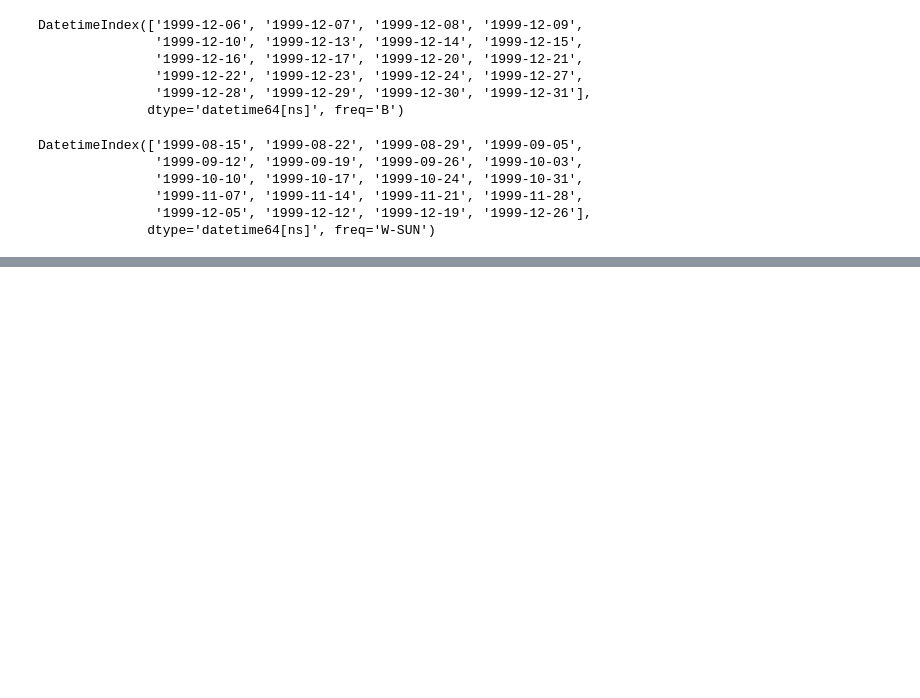
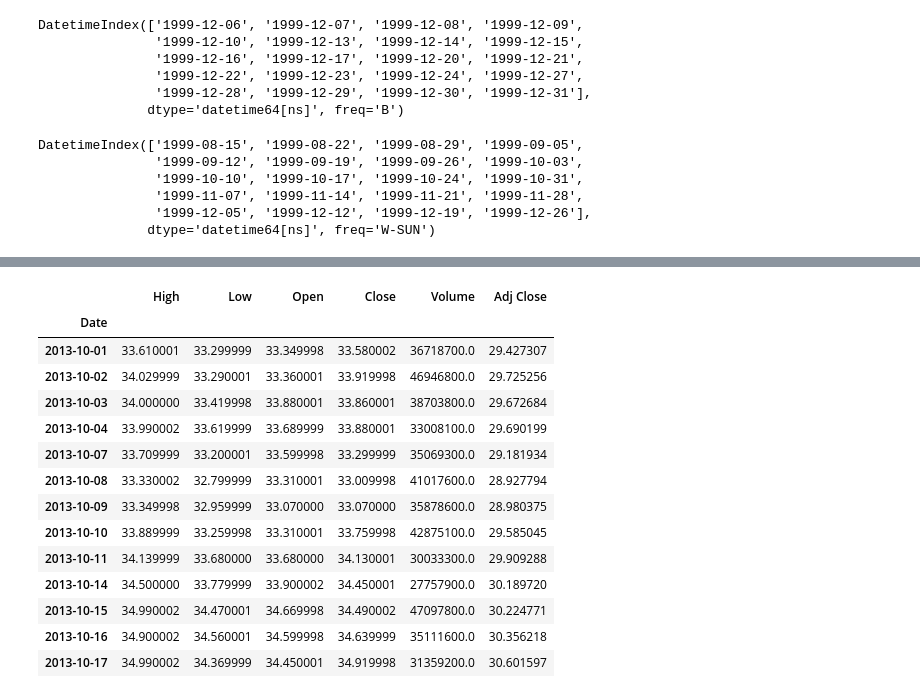
Before and after one commit to gowrishankarin/data_science, a Jupyter notebook: pandas/boris/notebooks/010_10_Dates.ipynb, the cells around one changed output, grey strips where cells are left out. Cells and saved outputs as stored; diff of their text form; code cells hidden in the pictures; blank space fills up the shorter version.

```diff
--- a/pandas/boris/notebooks/010_10_Dates.ipynb
+++ b/pandas/boris/notebooks/010_10_Dates.ipynb
@@ -324,0 +410,18 @@ DatetimeIndex(['1999-08-15', '1999-08-22', '1999-08-29', '1999-09-05',
+# %%
+stocks.loc["2013-10-01":"2013-10-17"]
+# %% [output]
+|  | High | Low | Open | Close | Volume | Adj Close |
+| Date |  |  |  |  |  |  |
+| 2013-10-01 | 33.610001 | 33.299999 | 33.349998 | 33.580002 | 36718700.0 | 29.427307 |
+| 2013-10-02 | 34.029999 | 33.290001 | 33.360001 | 33.919998 | 46946800.0 | 29.725256 |
+| 2013-10-03 | 34.000000 | 33.419998 | 33.880001 | 33.860001 | 38703800.0 | 29.672684 |
+| 2013-10-04 | 33.990002 | 33.619999 | 33.689999 | 33.880001 | 33008100.0 | 29.690199 |
+| 2013-10-07 | 33.709999 | 33.200001 | 33.599998 | 33.299999 | 35069300.0 | 29.181934 |
+| 2013-10-08 | 33.330002 | 32.799999 | 33.310001 | 33.009998 | 41017600.0 | 28.927794 |
+| 2013-10-09 | 33.349998 | 32.959999 | 33.070000 | 33.070000 | 35878600.0 | 28.980375 |
+| 2013-10-10 | 33.889999 | 33.259998 | 33.310001 | 33.759998 | 42875100.0 | 29.585045 |
+| 2013-10-11 | 34.139999 | 33.680000 | 33.680000 | 34.130001 | 30033300.0 | 29.909288 |
+| 2013-10-14 | 34.500000 | 33.779999 | 33.900002 | 34.450001 | 27757900.0 | 30.189720 |
+| 2013-10-15 | 34.990002 | 34.470001 | 34.669998 | 34.490002 | 47097800.0 | 30.224771 |
+| 2013-10-16 | 34.900002 | 34.560001 | 34.599998 | 34.639999 | 35111600.0 | 30.356218 |
+| 2013-10-17 | 34.990002 | 34.369999 | 34.450001 | 34.919998 | 31359200.0 | 30.601597 |
```
Also changed, not shown: parts of 51 cells of this notebook.
